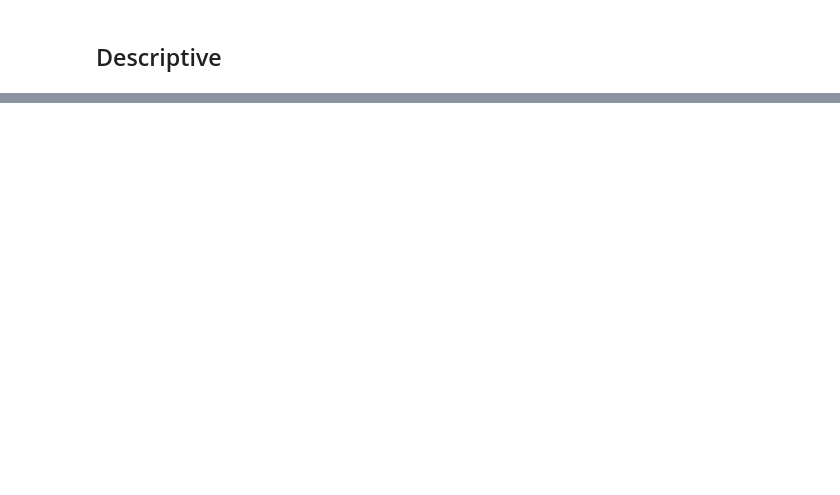
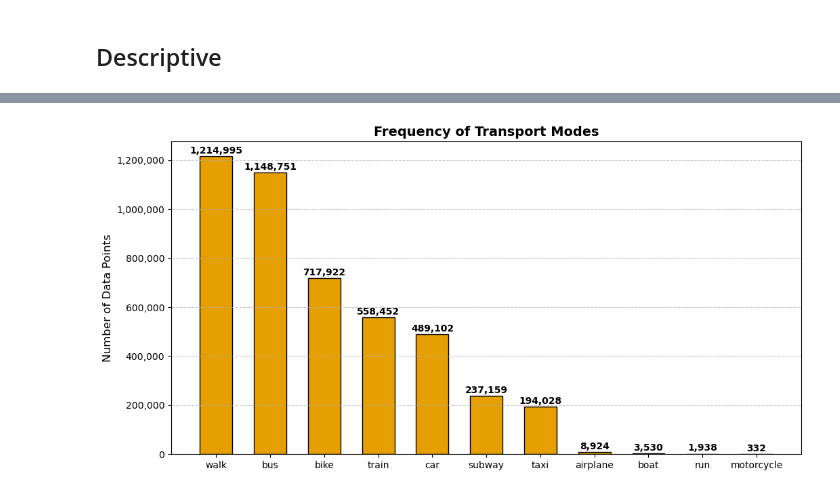
Before and after one commit to benteuu/Masterarbeit-Repo, a Jupyter notebook: descriptive.ipynb, the cells around one changed output, grey strips where cells are left out. Drawn from its saved outputs; the diff is of its cells as text; code cells hidden in the pictures; blank space fills up the shorter version.

```diff
--- a/descriptive.ipynb
+++ b/descriptive.ipynb
@@ -90,0 +176,6 @@ Name: count, dtype: int64
+# %%
+#df = data_processing.process_classes(df)
+df = data_processing.drop_unlabelled(df)
+# %%
+df=data_processing.create_segments(df)
+df
@@ -90,0 +196,3 @@ Name: count, dtype: int64
+# %%
+df=data_processing.calculations(df)
+df
@@ -90,0 +266,38 @@ Name: count, dtype: int64
+# %%
+import matplotlib.pyplot as plt
+import seaborn as sns
+import matplotlib.ticker as mticker
+
+# Count occurrences of each transport mode
+label_counts = df['label'].value_counts()
+
+# Set figure size
+plt.figure(figsize=(12, 6))
+
+# Create a bar chart instead of a histogram
+plt.bar(label_counts.index, label_counts.values, color='#E69F00', edgecolor='black', width=0.6)
+
+# Add title and labels
+plt.title('Frequency of Transport Modes', fontsize=14, fontweight='bold')
+plt.ylabel('Number of Data Points', fontsize=12)
+
+# Format y-axis to show real numbers instead of scientific notation
+plt.gca().yaxis.set_major_formatter(mticker.StrMethodFormatter('{x:,.0f}'))
+
+# Adjust label height by adding a **5% offset** of the maximum value
+for i, count in enumerate(label_counts.values):
+    plt.text(i, count + 0.01 * max(label_counts.values), f"{count:,}",
+             ha='center', fontsize=10, fontweight='bold')
+
+# Ensure correct x-axis labels
+plt.xticks(rotation=0, fontsize=10)  # Keep labels readable
+plt.yticks(fontsize=10)
+
+# Show grid lines for better readability
+plt.grid(axis='y', linestyle='--', alpha=0.7)
+
+# Show plot
+plt.savefig('Graphs/histogram.png', dpi=600, bbox_inches="tight")
+plt.show()
+# %% [output]
+[figure, added]
```
Also changed, not shown: parts of 20 cells of this notebook, 1 other file.
